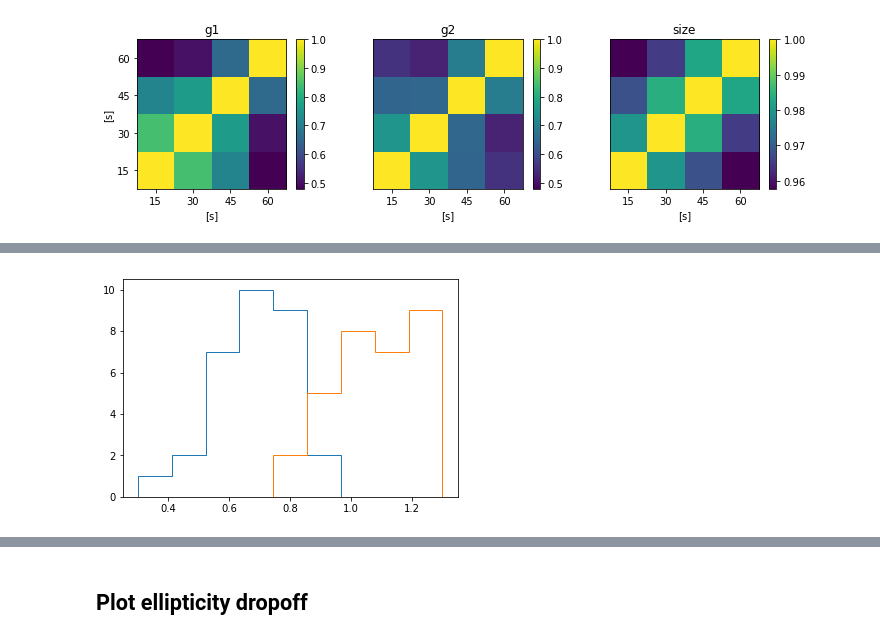
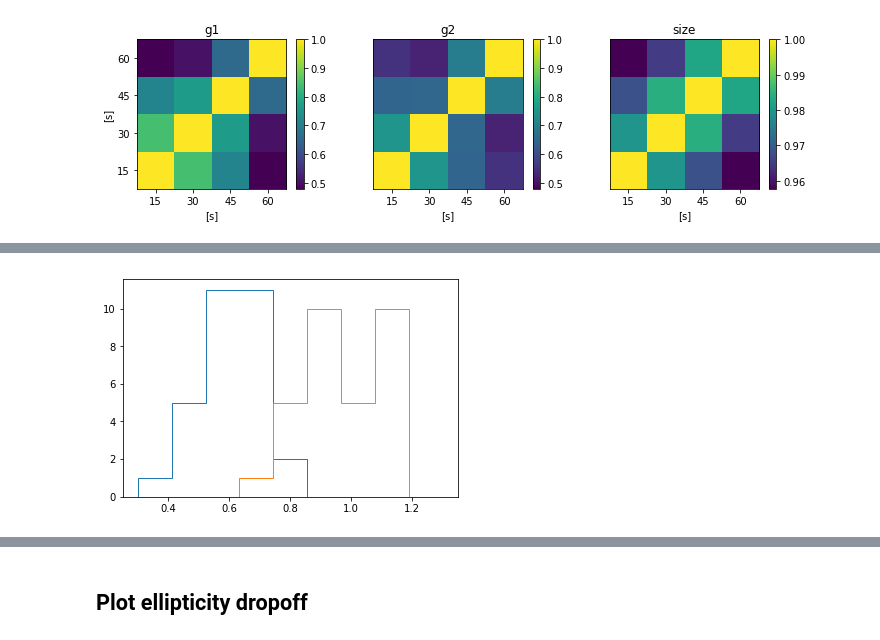
Before and after one commit to cahebert/speckles, a Jupyter notebook: Code/Plot parameter analyses.ipynb, the cells around one changed output, grey strips where cells are left out. Cells and saved outputs as stored; diff of their text form; code cells hidden in the pictures.

```diff
--- a/Code/Plot parameter analyses.ipynb
+++ b/Code/Plot parameter analyses.ipynb
@@ -53,8 +20,0 @@ plt.show()
-# %%
-test.loadParameterSet(psfN='15', pix='LSST')
-test.fileNumbers[1]
-print(test.parameters['15']['LSST']['a']['size'][1,-1],
-      test.parameters['15']['LSST']['b']['size'][1,-1])
-
-print(test.parameters['15']['DSSI']['a']['g2'][1,-1],
-      test.parameters['15']['DSSI']['b']['g2'][1,-1])
@@ -65,3 +20,0 @@ dataset 025 has an HSM error in moments estimation!
-# %%
-test.loadParameterSet(psfN='15', pix='DSSI')
-test.parameters['15']['DSSI']['a']['size'][1]
@@ -117,6 +63,5 @@ plt.show()
 # %% [markdown]
 ## Plot ellipticity components
 # %%
-test.loadParameterSet(psfN='15', pix='DSSI')
 test.plotEComps(pix='DSSI', save=False);
 # %% [output]
@@ -161,25 +107,3 @@ for k in range(3):
 plt.show()
 # %% [output]
 [figure]
-# %%
-import analysisHelper as helper
-test.loadParameterSet(psfN='4', pix='DSSI')
-def correlationDropoff(psfN='4', randomSort=False):
-    n = 31
-    if randomSort:
-        t = np.random.permutation(62)
-        sortedIdx = {'a': t, 'b': t}
-    else:
-        sortedIdx = {'a': np.argsort(test.parameters[psfN]['DSSI']['a']['size'].mean(axis=1)),
-                     'b': np.argsort(test.parameters[psfN]['DSSI']['b']['size'].mean(axis=1))}
-
-
-    goodSeeing = {c: {ellipticity: test.parameters[psfN]['DSSI'][c][ellipticity][sortedIdx[c][:n]]
-                      for ellipticity in ['g1','g2']}
-                  for c in ['a','b']}
-    badSeeing = {c: {ellipticity: test.parameters[psfN]['DSSI'][c][ellipticity][sortedIdx[c][n:]]
-                     for ellipticity in ['g1','g2']}
-                 for c in ['a','b']}
-
-    return (helper.corrDict(goodSeeing, 'ellipticity'), helper.corrDict(goodSeeing, 'ellipticity', bootstrap=True, Nboot=31),
-            helper.corrDict(badSeeing, 'ellipticity'), helper.corrDict(badSeeing, 'ellipticity', bootstrap=True, Nboot=31))
@@ -209,11 +114,9 @@ def plotRvT(ax1, ax2, goodSeeing, goodSeeingBoot, badSeeing, badSeeingBoot, colo
 # %%
-sortedIdx = {'a': np.argsort(test.parameters['4']['DSSI']['a']['size'].mean(axis=1)),
-             'b': np.argsort(test.parameters['4']['DSSI']['b']['size'].mean(axis=1))}
+sortedIdx = np.argsort(np.stack([test.parameters[psfN]['DSSI']['a']['size'].mean(axis=1),
+                                 test.parameters[psfN]['DSSI']['b']['size'].mean(axis=1)]).mean(axis=0))
 bins=np.linspace(30,130, 10)*.01
-plt.hist(test.parameters['4']['DSSI']['a']['size'][sortedIdx['a'][:31],-1]*.01, bins=bins, histtype='step')
-plt.hist(test.parameters['4']['DSSI']['a']['size'][sortedIdx['a'][31:],-1]*.01, bins=bins, histtype='step')
-# plt.hist(test.parameters['4']['DSSI']['b']['size'][sortedIdx['b'][:31],-1]*.01, bins=bins, histtype='step')
-# plt.hist(test.parameters['4']['DSSI']['b']['size'][sortedIdx['b'][31:],-1]*.01, bins=bins, histtype='step')
+plt.hist(test.parameters['4']['DSSI']['b']['size'][sortedIdx[:30],-1]*.01, bins=bins, histtype='step')
+plt.hist(test.parameters['4']['DSSI']['b']['size'][sortedIdx[30:],-1]*.01, bins=bins, histtype='step')
 plt.show()
 # %% [output]
-[figure, old version]
+[figure, new version]
```
Also changed, not shown: parts of 21 cells of this notebook.
